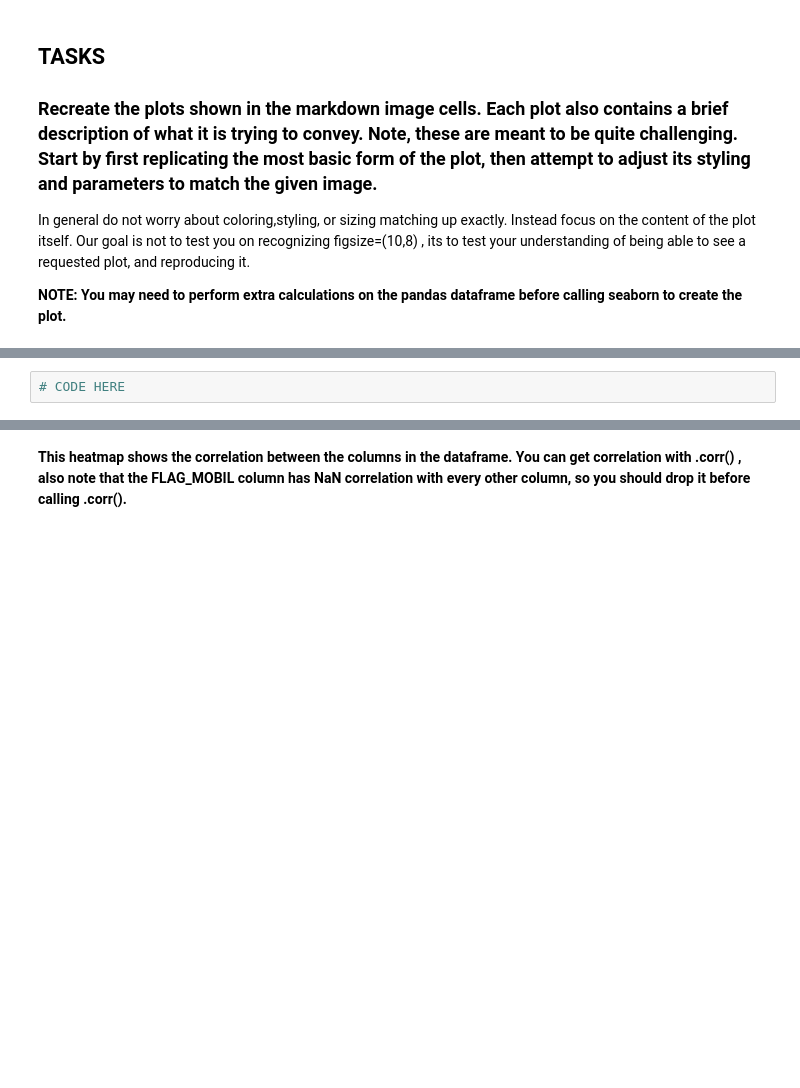
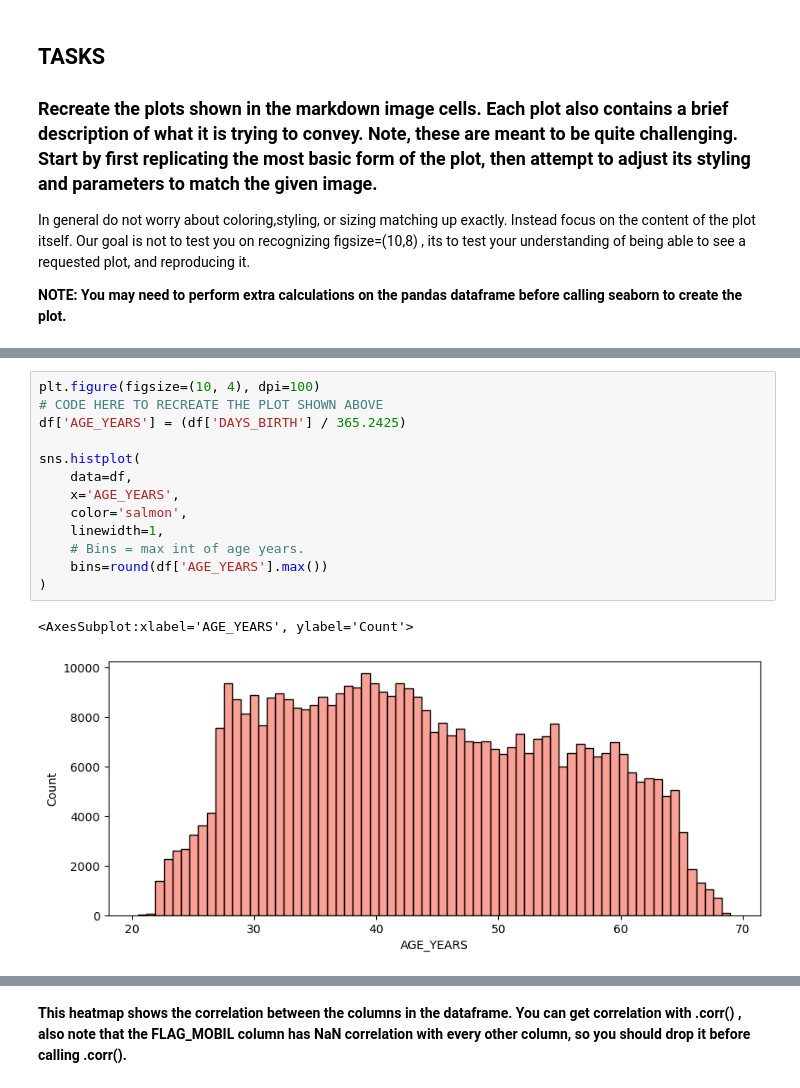
Before and after one commit to alpha-nero1/2021-Python-for-Machine-Learning-Data-Science-Masterclass, a Jupyter notebook: 05-Seaborn/07-Seaborn-Exercise.ipynb, the cells around one changed output, grey strips where cells are left out. Cells and saved outputs as stored; diff of their text form; blank space fills up the shorter version.

```diff
--- a/05-Seaborn/07-Seaborn-Exercise.ipynb
+++ b/05-Seaborn/07-Seaborn-Exercise.ipynb
@@ -195,3 +208,19 @@ In general do not worry about coloring,styling, or sizing matching up exactly. I
+# %%
+plt.figure(figsize=(10, 4), dpi=100)
+# CODE HERE TO RECREATE THE PLOT SHOWN ABOVE
+df['AGE_YEARS'] = (df['DAYS_BIRTH'] / 365.2425)
+
+sns.histplot(
+    data=df,
+    x='AGE_YEARS',
+    color='salmon',
+    linewidth=1,
+    # Bins = max int of age years.
+    bins=round(df['AGE_YEARS'].max())
+)
+# %% [output]
+<AxesSubplot:xlabel='AGE_YEARS', ylabel='Count'>
+[figure, added]
 # %% [markdown]
 -----
 ### TASK: Recreate the Categorical Plot shown below:
@@ -199,5 +228,3 @@ In general do not worry about coloring,styling, or sizing matching up exactly. I
 <img src='catplot_solution.png'>
 
 **This plot shows information only for the *bottom half* of income earners in the data set. It shows the boxplots for each category of NAME_FAMILY_STATUS column for displaying their distribution of their total income. Note: You will need to adjust or only take part of the dataframe *before* recreating this plot. You may want to explore the *order* parameter to get the xticks in the exact order shown here**
-# %%
-# CODE HERE
```
Also changed, not shown: parts of 7 cells of this notebook, 13 other files.
